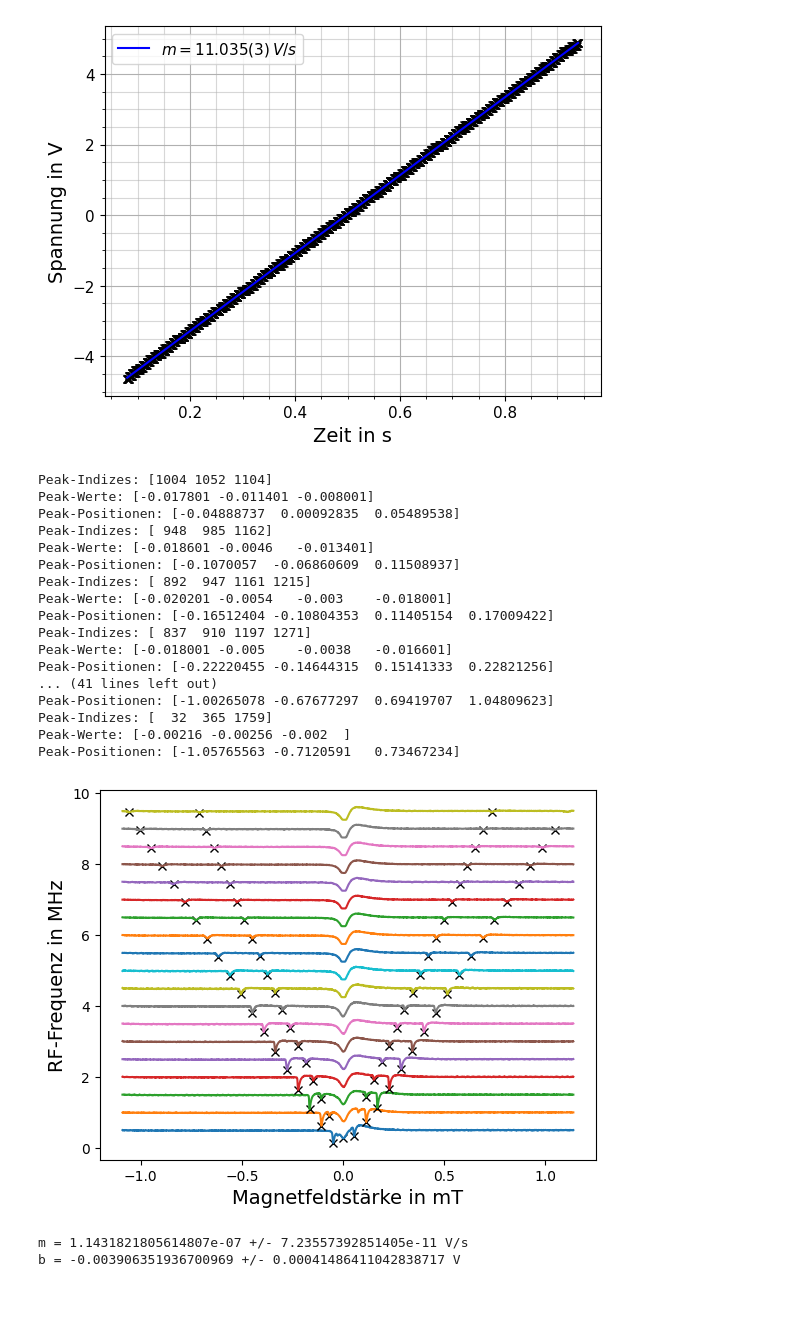
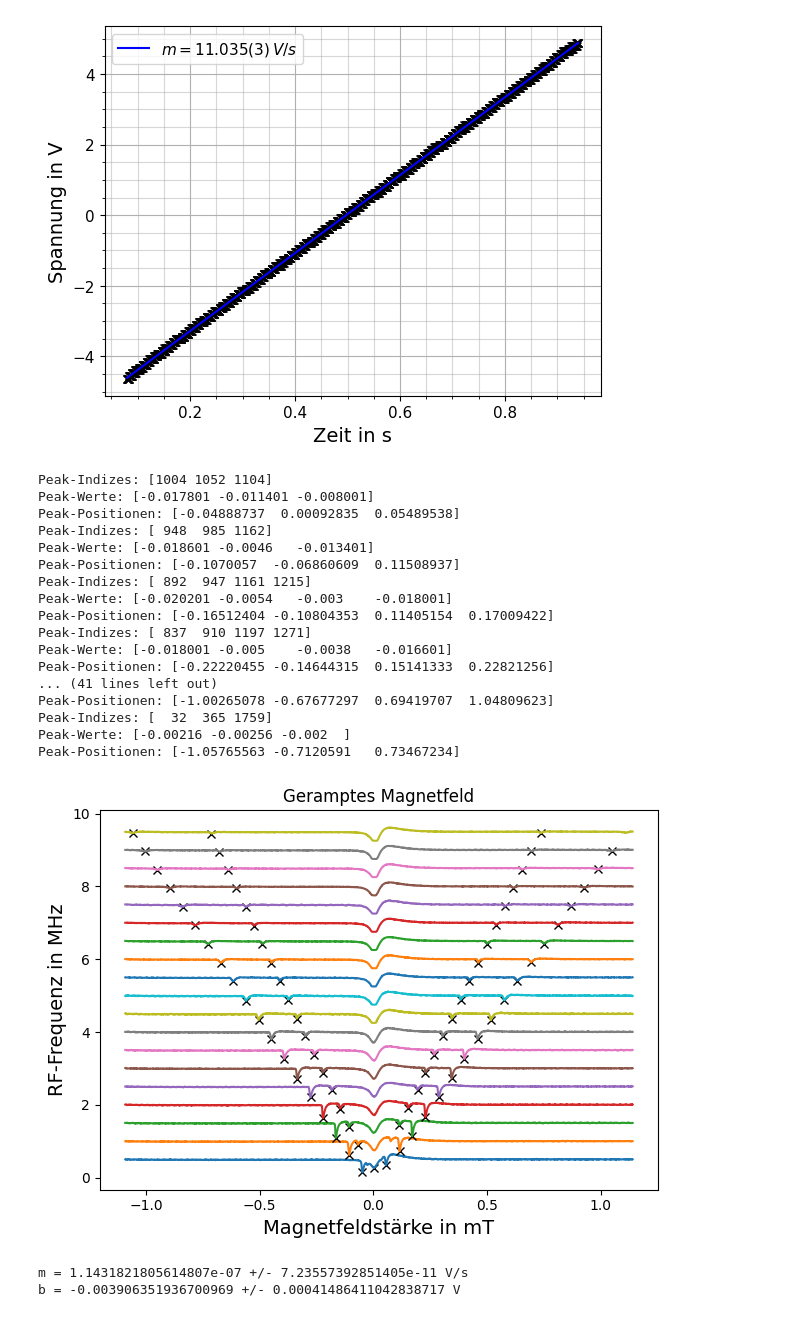
Before and after one commit to NicolasRohrbeck/fprak, a Jupyter notebook: scripts/optpumpen.ipynb, the cells around one changed output. Saved outputs shown, nothing was run; the diff lists cells and outputs as text; code cells hidden in the pictures.

Commit message:
opt Magnetfeld Rampe und AChsenbeschriftung orientierungszeit

```diff
--- a/scripts/optpumpen.ipynb
+++ b/scripts/optpumpen.ipynb
@@ -364,35 +364,37 @@ for filename in os.listdir(r'../Messdaten/20260511_Optisches_Pumpen/'):
         print("Peak-Indizes:", peaks)
         print("Peak-Werte:", diode[peaks])
         print("Peak-Positionen:", 1000*B(m*zeit+b)[peaks])
         if len(peaks) == 4:
             peak85_B.extend([(1000*B(m*zeit+b)[peaks][3]- 1000*B(m*zeit+b)[peaks][0])/2])
             peak85_f.extend([10**6*offset])
             peak87_B.extend([(1000*B(m*zeit+b)[peaks][2]- 1000*B(m*zeit+b)[peaks][1])/2])
             peak87_f.extend([10**6*offset])
         offset += 0.5
-#plt.title("...")
+plt.title("Geramptes Magnetfeld")
 plt.xlabel("Magnetfeldstärke in mT", fontsize=14)
 plt.ylabel("RF-Frequenz in MHz", fontsize=14)
+plt.tight_layout()
+plt.savefig("../Bilder/Optisches Pumpen/Magnetfeld_Rampe.pdf")
 plt.show()
 # %% [output]
 Peak-Indizes: [1004 1052 1104]
 Peak-Werte: [-0.017801 -0.011401 -0.008001]
 Peak-Positionen: [-0.04888737  0.00092835  0.05489538]
 Peak-Indizes: [ 948  985 1162]
 Peak-Werte: [-0.018601 -0.0046   -0.013401]
 Peak-Positionen: [-0.1070057  -0.06860609  0.11508937]
 Peak-Indizes: [ 892  947 1161 1215]
 Peak-Werte: [-0.020201 -0.0054   -0.003    -0.018001]
 Peak-Positionen: [-0.16512404 -0.10804353  0.11405154  0.17009422]
 Peak-Indizes: [ 837  910 1197 1271]
 Peak-Werte: [-0.018001 -0.005    -0.0038   -0.016601]
 Peak-Positionen: [-0.22220455 -0.14644315  0.15141333  0.22821256]
 ... (41 lines left out)
 Peak-Positionen: [-1.00265078 -0.67677297  0.69419707  1.04809623]
 Peak-Indizes: [  32  365 1759]
 Peak-Werte: [-0.00216 -0.00256 -0.002  ]
 Peak-Positionen: [-1.05765563 -0.7120591   0.73467234]
-[figure, old version]
+[figure, new version]
 # %%
 # g Faktor bestimmen
 fit85_B_f = linregress(peak85_f, peak85_B)
```
Also changed, not shown: parts of 4 cells of this notebook, 2 other files.
